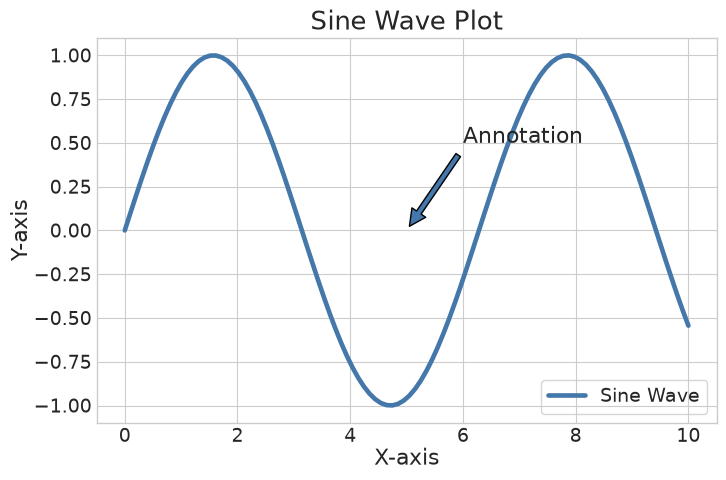
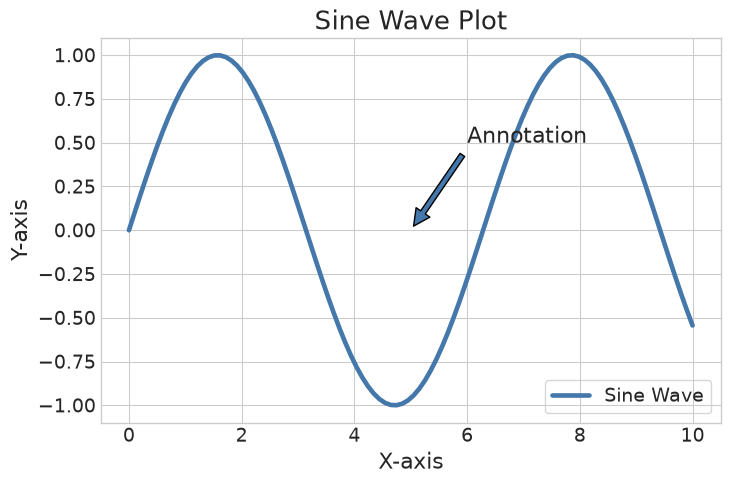
The change to this notebook cell's code, shown as a diff; its figure went from the first image to the second:
--- before
+++ after
@@ -1,4 +1,4 @@
 scientifig.use_style("paper", width=1, background="transparent")
-fig, ax = scientifig.create_figure(figsize=(8, 5))
+fig, ax = scientifig.create_figure()
 
 x = np.linspace(0, 10, 100)

Commit: update demo